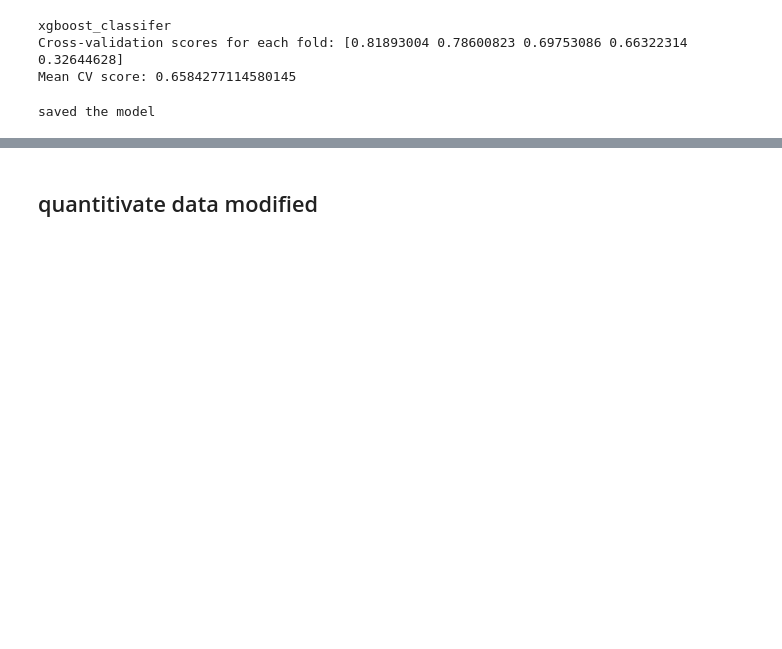
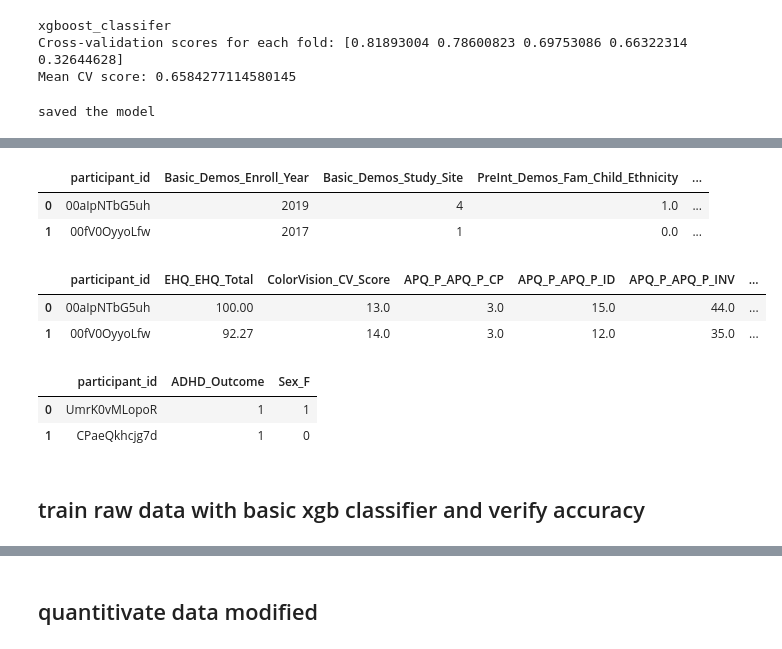
Before and after one commit to amohan601/kaggle-datathon-2025, a Jupyter notebook: combined-analysis.ipynb, the cells around one changed output, grey strips where cells are left out. Drawn from its saved outputs; the diff is of its cells as text; code cells hidden in the pictures; blank space fills up the shorter version.

```diff
--- a/combined-analysis.ipynb
+++ b/combined-analysis.ipynb
@@ -191 +207,21 @@ saved the model
+# %%
+df_categorical_new.head(2)
+# %% [output]
+|  | participant_id | Basic_Demos_Enroll_Year | Basic_Demos_Study_Site | PreInt_Demos_Fam_Child_Ethnicity | ... |
+| 0 | 00aIpNTbG5uh | 2019 | 4 | 1.0 | ... |
+| 1 | 00fV0OyyoLfw | 2017 | 1 | 0.0 | ... |
+# %%
+df_quant_new.head(2)
+# %% [output]
+|  | participant_id | EHQ_EHQ_Total | ColorVision_CV_Score | APQ_P_APQ_P_CP | APQ_P_APQ_P_ID | APQ_P_APQ_P_INV | ... |
+| 0 | 00aIpNTbG5uh | 100.00 | 13.0 | 3.0 | 15.0 | 44.0 | ... |
+| 1 | 00fV0OyyoLfw | 92.27 | 14.0 | 3.0 | 12.0 | 35.0 | ... |
+# %%
+df_solutions_new.head(2)
+# %% [output]
+|  | participant_id | ADHD_Outcome | Sex_F |
+| 0 | UmrK0vMLopoR | 1 | 1 |
+| 1 | CPaeQkhcjg7d | 1 | 0 |
+# %% [markdown]
+## train raw data with basic xgb classifier and verify accuracy
 # %%
```
Also changed, not shown: parts of 11 cells of this notebook, 2 other files.
